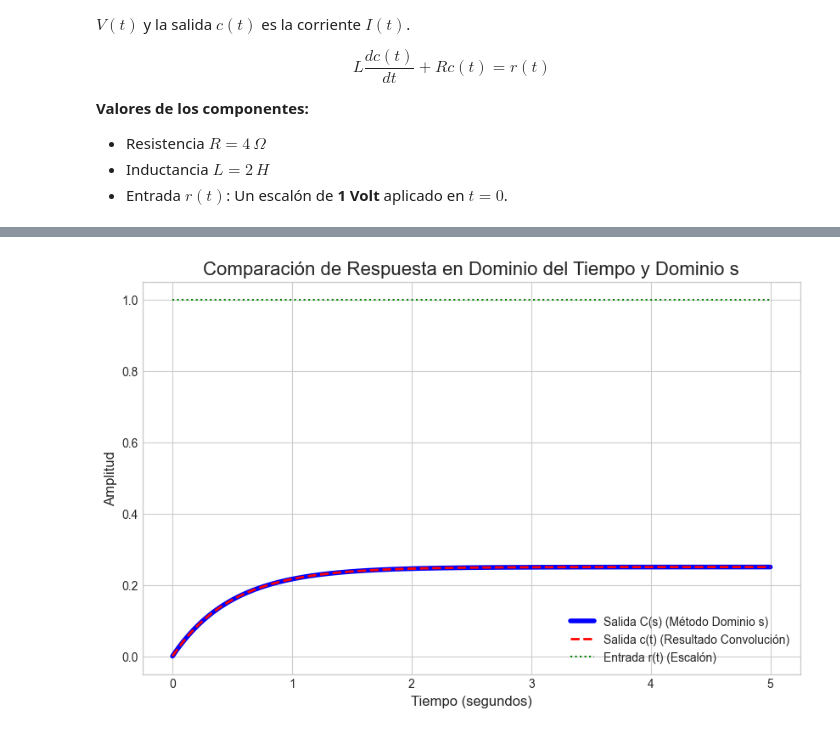
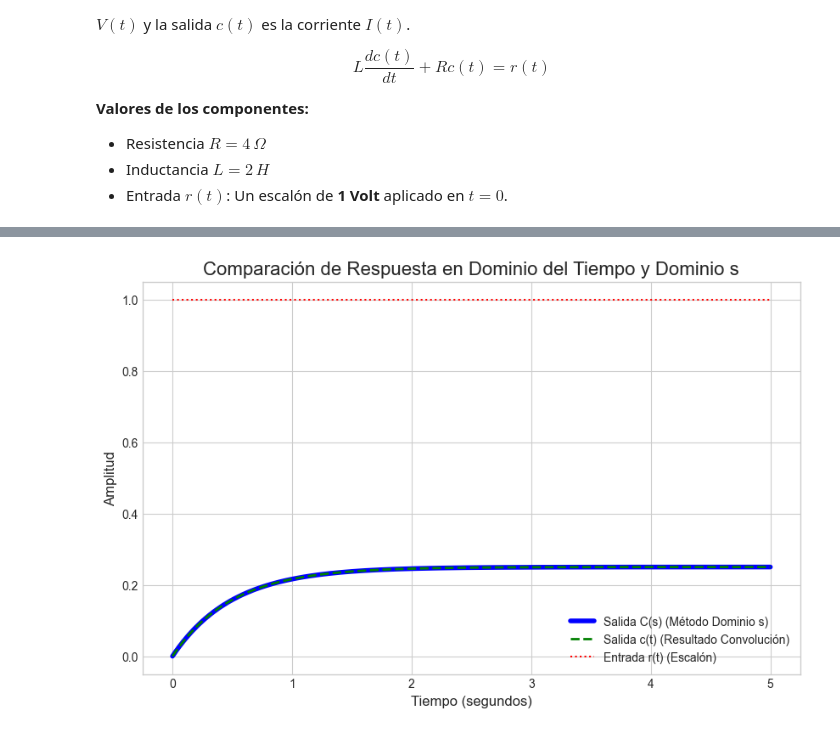
Before and after one commit to NayMera/control-clasico, a Jupyter notebook: Practicas/P_2_01_Analisis_tiempo_frecuencia.ipynb, the cells around one changed output, grey strips where cells are left out. Saved outputs shown, nothing was run; the diff lists cells and outputs as text; code cells hidden in the pictures.

Commit message:
P_2_01Analisis_tiempo_frecuancia

```diff
--- a/Practicas/P_2_01_Analisis_tiempo_frecuencia.ipynb
+++ b/Practicas/P_2_01_Analisis_tiempo_frecuencia.ipynb
@@ -183,35 +183,35 @@ t = np.linspace(0, 5, 500) # Simular de 0 a 5 segundos
 
 # Calculamos la respuesta al escalón para el sistema G(s)
 # La función devuelve el tiempo (t) y la salida c(t)
-tiempo, c_dominio_tiempo = ct.step_response(G_s, T=t)
+tiempo, c_dominio_s = ct.step_response(G_s, T=t)
 
 # --- Solución Analítica para Comparación ---
 # Para verificar, podemos resolver la convolución de forma analítica.
 # La convolución de r(t) = u(t) y g(t) = 1*exp(-2t) es:
 # c(t) = 1/4 * (1 - exp(-2t))
 # Calculamos esta solución para compararla con la simulación.
-c_dominio_s = 1/4 * (1 - np.exp(-2 * tiempo))
+c_dominio_tiempo = 1/4 * (1 - np.exp(-2 * tiempo))
 # %%
 # Paso 4: Graficar y Comparar los Resultados
 
 plt.figure(figsize=(10, 6))
 
 # Graficar la salida obtenida por la simulación de la biblioteca de control
 plt.plot(tiempo, c_dominio_tiempo, label='Salida C(s) (Método Dominio s)', linewidth=4, color='blue')
 
 # Graficar la salida calculada analíticamente (resultado de la convolución)
-plt.plot(tiempo, c_dominio_s, label='Salida c(t) (Resultado Convolución)', linestyle='--', color='red', linewidth=2)
+plt.plot(tiempo, c_dominio_s, label='Salida c(t) (Resultado Convolución)', linestyle='--', color='green', linewidth=2)
 
 # Graficar la señal de entrada r(t) para tener una referencia
-plt.plot(tiempo, np.ones_like(tiempo), label='Entrada r(t) (Escalón)', linestyle=':', color='green')
+plt.plot(tiempo, np.ones_like(tiempo), label='Entrada r(t) (Escalón)', linestyle=':', color='red')
 
 
 # Títulos y etiquetas
 plt.title('Comparación de Respuesta en Dominio del Tiempo y Dominio s', fontsize=16)
 plt.xlabel('Tiempo (segundos)', fontsize=12)
 plt.ylabel('Amplitud', fontsize=12)
 plt.legend(fontsize=10)
 plt.grid(True)
 plt.show()
 # %% [output]
-[figure, old version]
+[figure, new version]
```
Also changed, not shown: parts of 3 cells of this notebook.
